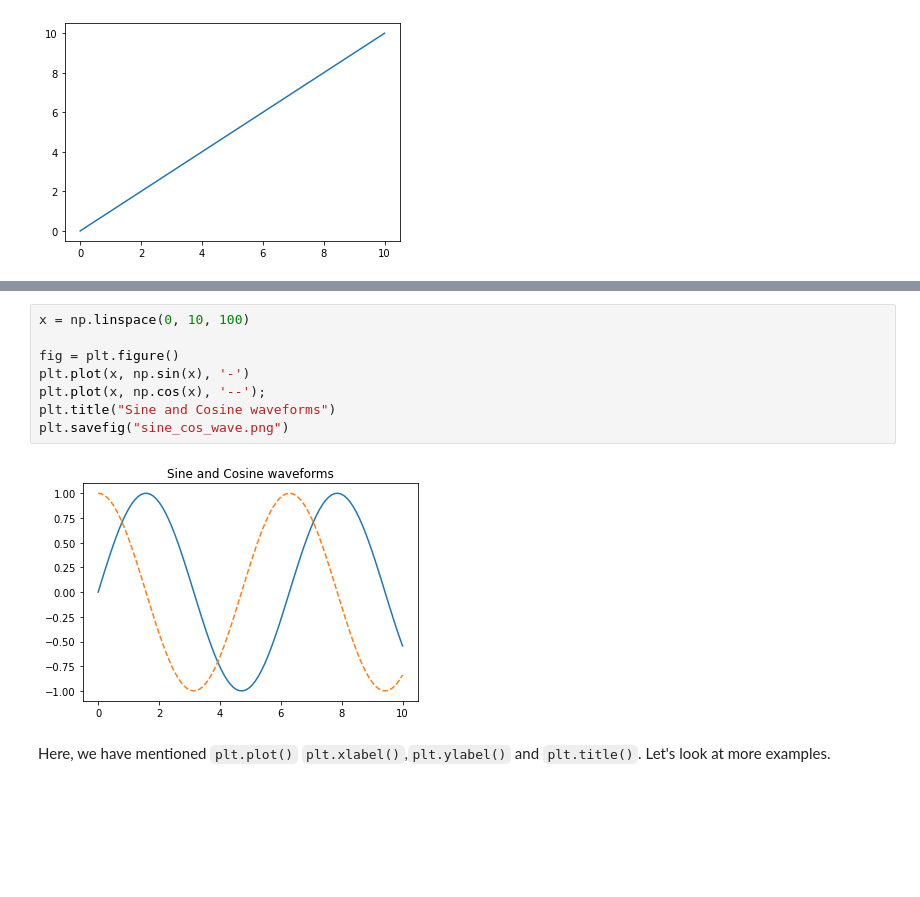
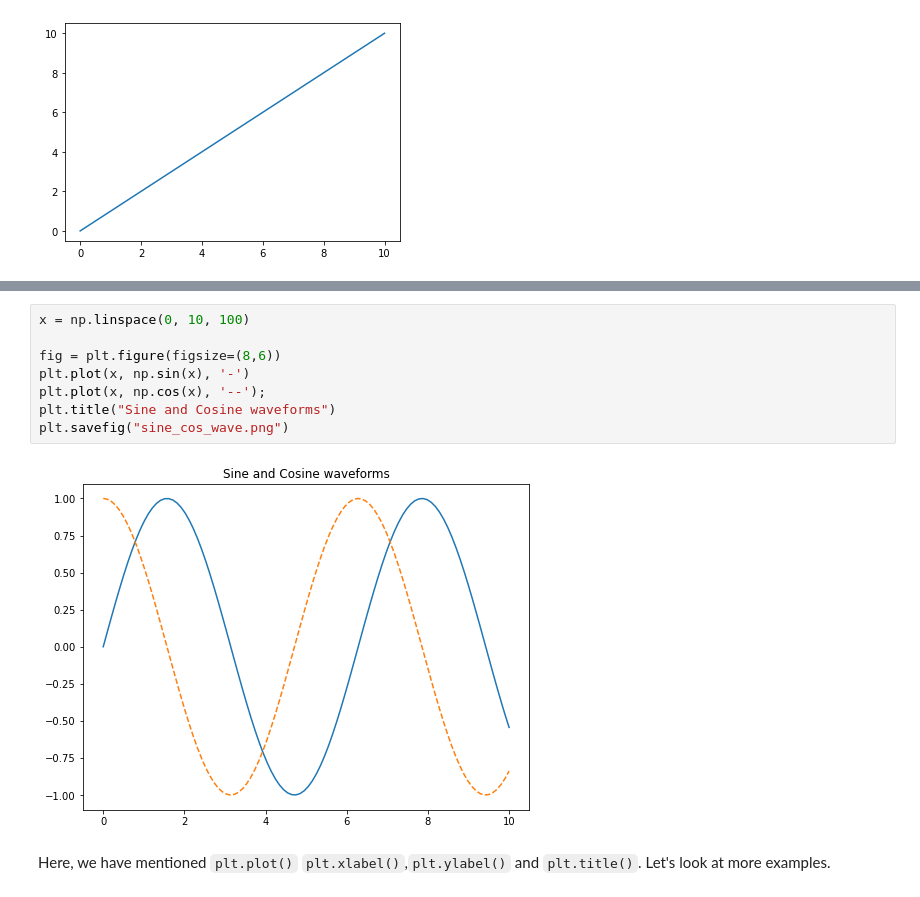
Before and after one commit to ytu-cvlab/mce-51069-week1-day3, a Jupyter notebook: Lectures/Matplotlib_lecture.ipynb, the cells around one changed output, grey strips where cells are left out. Cells and saved outputs as stored; diff of their text form; blank space fills up the shorter version.

```diff
--- a/Lectures/Matplotlib_lecture.ipynb
+++ b/Lectures/Matplotlib_lecture.ipynb
@@ -39,13 +41,13 @@ plt.show()
 # %%
 x = np.linspace(0, 10, 100)
 
-fig = plt.figure()
+fig = plt.figure(figsize=(8,6))
 plt.plot(x, np.sin(x), '-')
 plt.plot(x, np.cos(x), '--');
 plt.title("Sine and Cosine waveforms")
 plt.savefig("sine_cos_wave.png")
 # %% [output]
-[figure, old version]
+[figure, new version]
 # %% [markdown]
 Here, we have mentioned `plt.plot()` `plt.xlabel()`,`plt.ylabel()` and `plt.title()`. Let's look at more examples.
 # %%
```
Also changed, not shown: parts of 7 cells of this notebook, 1 other file.
